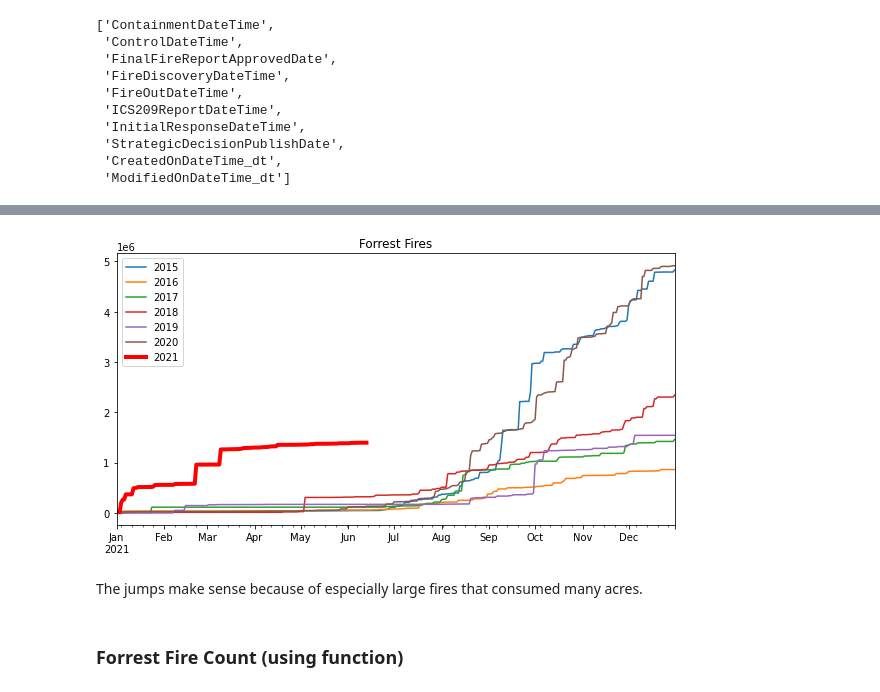
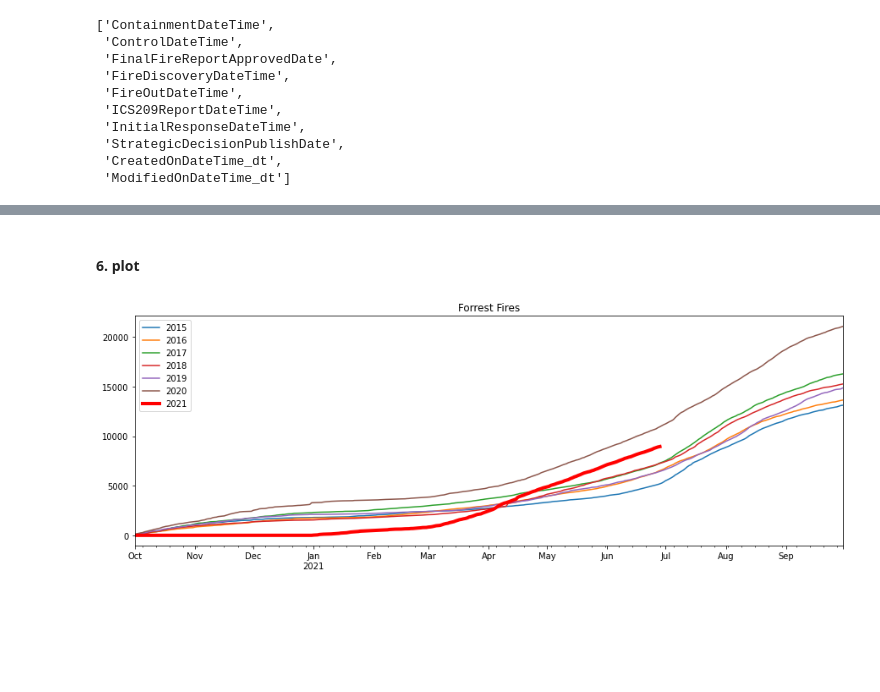
Before and after one commit to mrkjhsn/Python-Playground, a Jupyter notebook: forest_fires_time_series.ipynb, the cells around one changed output, grey strips where cells are left out. Cells and saved outputs as stored; diff of their text form; code cells hidden in the pictures; blank space fills up the shorter version.

```diff
--- a/forest_fires_time_series.ipynb
+++ b/forest_fires_time_series.ipynb
@@ -175,0 +273,3 @@ df_agg
+# %%
+df_agg = df.groupby([df.FireOutDateTime.dt.dayofyear, df.FireOutDateTime.dt.year])['CalculatedAcres'].size().round(0) \
+    .rename_axis(['Date','Year']).unstack().fillna(0)
@@ -200,3 +285,10 @@ df_agg
+# %%
+# assign index to be adjusted index sequencing
+df_agg.index = pd.Categorical(df_agg.index, categories=adj_day_sequence, ordered=True)
 # %%
 # assign index to be the date range of the current year
+df_agg.sort_index(inplace=True)
+
+df_agg = df_agg.cumsum()
+
 df_agg.index = current_year_date_range
@@ -203,8 +312,8 @@ df_agg.index = current_year_date_range
 # %%
 # for the current year
 # for days beyond the latest date
-# remove cumsum() value
-df_agg.loc[df_agg.loc[str(df.FireOutDateTime.max().date()) < df_agg.index].index, current_year] = None
+# remove cumsum() values
+df_agg.loc[df_agg.loc[str(str(datetime.datetime.today().date())) < df_agg.index].index, current_year] = None
 # %%
 df_agg.tail().style.highlight_null(null_color='yellow')
 # %% [output]
@@ -217,18 +326,16 @@ df_agg.tail().style.highlight_null(null_color='yellow')
+# %% [markdown]
+#### 6. plot
 # %%
 # fig, ax = plt.figure()
-fig, ax = plt.subplots(figsize=(10, 5))
+fig, ax = plt.subplots(figsize=(15, 5))
 
 # plot prior years
-df_agg.loc[:,df_agg.columns != current_year].plot(title='Forrest Fires', ax=ax)
+df_agg.loc[:,df_agg.columns < current_year].plot(title='Forrest Fires', ax=ax)
 
 # highlight current year by
 # plotting in red with extra thickness
 df_agg.loc[:,df_agg.columns == current_year].plot(linewidth=4, color='red', ax=ax)
 
-plt.legend(list(df_agg.columns));
+plt.legend(list(df_agg.columns[df_agg.columns <= current_year]));
 # %% [output]
-[figure, old version]
+[figure, new version]
-# %% [markdown]
-The jumps make sense because of especially large fires that consumed many acres.
-# %% [markdown]
-### Forrest Fire Count (using function)
```
Also changed, not shown: parts of 60 cells of this notebook.
